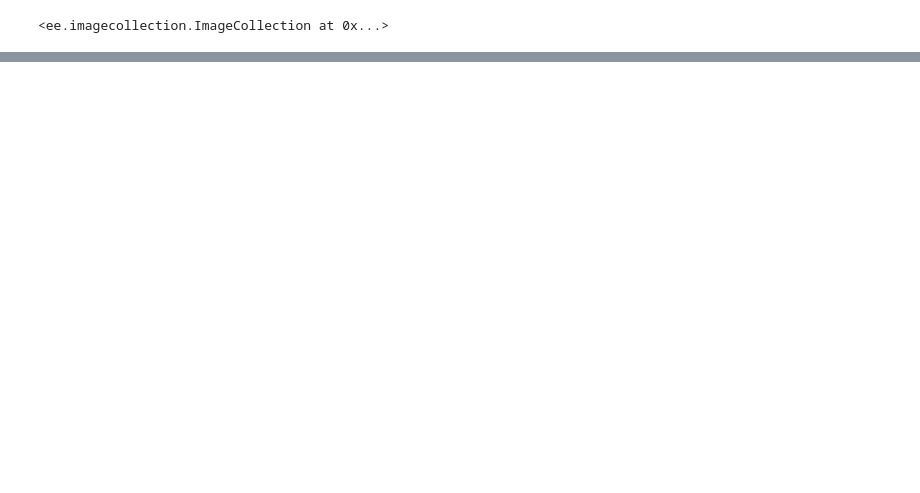
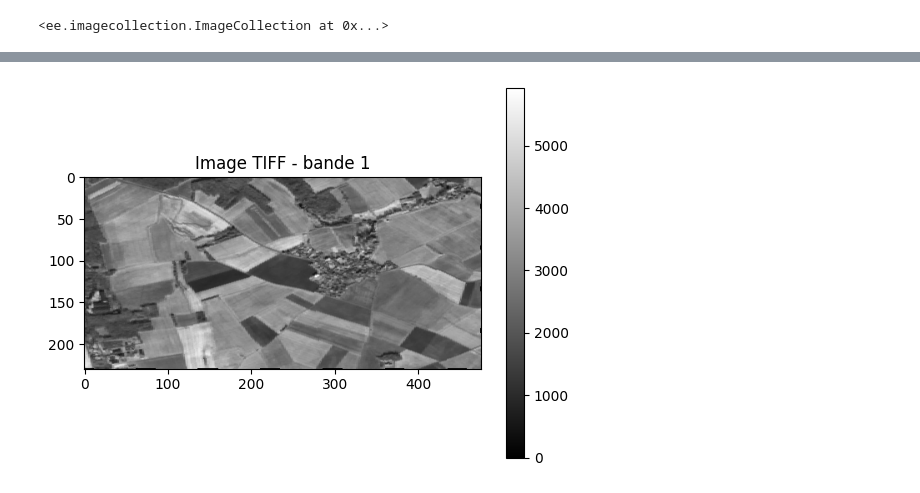
Before and after one commit to giovannisetaro/DSWProject_CropIdentification, a Jupyter notebook: Data_collection.ipynb, the cells around one changed output, grey strips where cells are left out. Drawn from its saved outputs; the diff is of its cells as text; code cells hidden in the pictures; blank space fills up the shorter version.

Commit message:
Cloud storage of imagecollection : tiff file

```diff
--- a/Data_collection.ipynb
+++ b/Data_collection.ipynb
@@ -236,0 +299,16 @@ s2
+# %%
+import rasterio
+import matplotlib.pyplot as plt
+
+# Ouvrir le fichier TIFF
+with rasterio.open('/Users/placiermoise/Library/CloudStorage/GoogleDrive-moise.placier@gmail.com/Mon Drive/GEE_exports_test1/sentinel2_0_20230207.tif') as src:
+    img = src.read(4)  # lire la première bande
+
+plt.imshow(img, cmap='gray')  # ou 'viridis', 'jet', etc.
+plt.colorbar()
+plt.title('Image TIFF - bande 1')
+plt.show()
+
+src.close()
+# %% [output]
+[figure, added]
```
Also changed, not shown: parts of 20 cells of this notebook.
